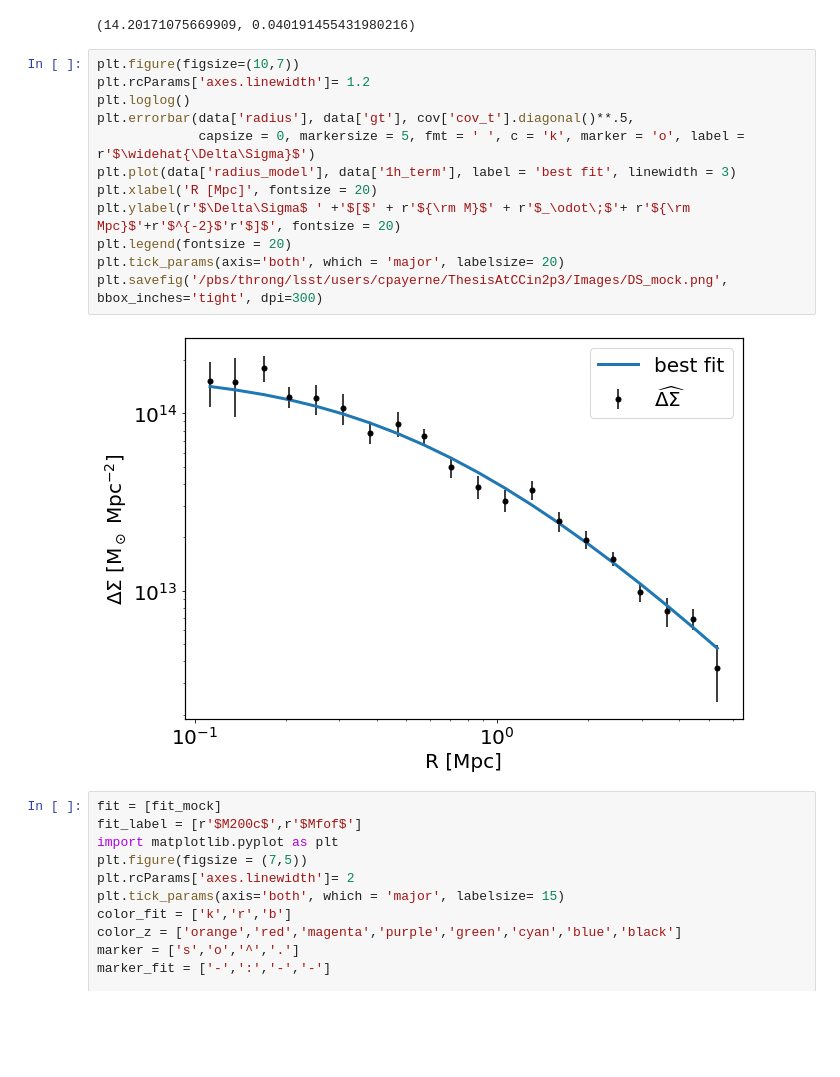
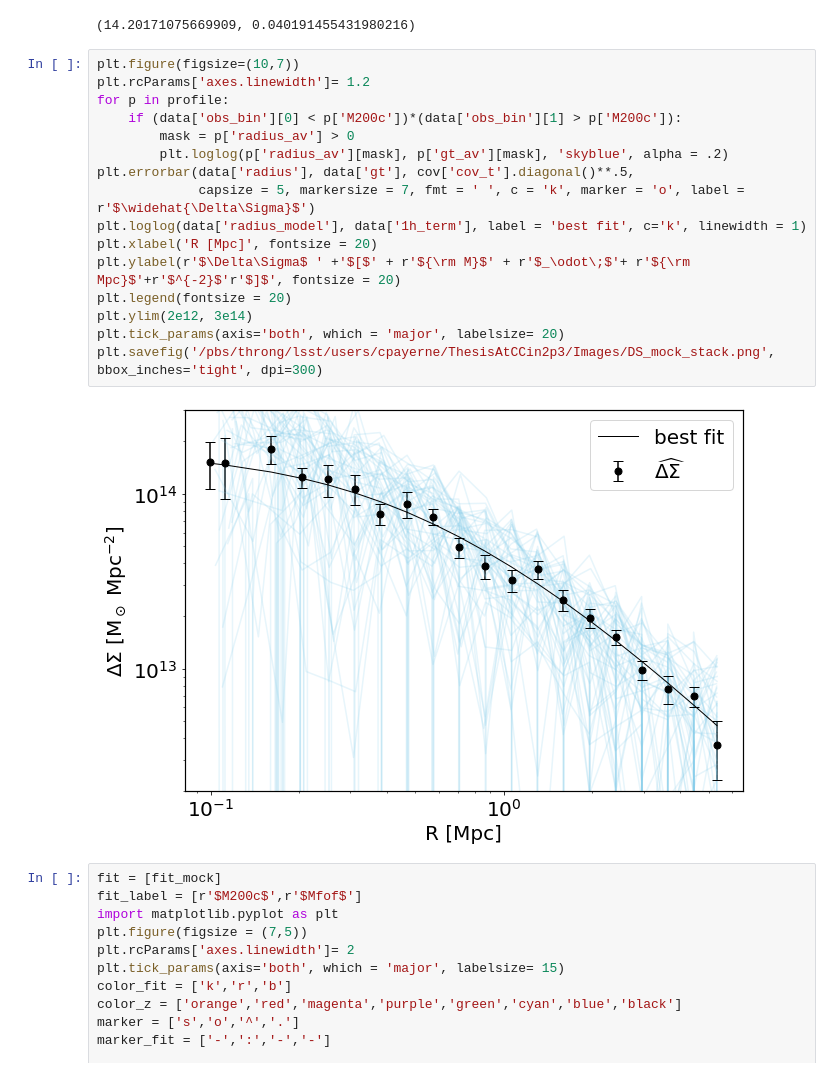
Before and after one commit to payerne/DC2Analysis, a Jupyter notebook: examples/Example_CLMM_dataops_stacking_shear_profile.ipynb, the cells around one changed output. Cells and saved outputs as stored; diff of their text form; blank space fills up the shorter version.

```diff
--- a/examples/Example_CLMM_dataops_stacking_shear_profile.ipynb
+++ b/examples/Example_CLMM_dataops_stacking_shear_profile.ipynb
@@ -129,17 +115,21 @@ data['logm200_w'], data['logm200_w_err']
 # %%
 plt.figure(figsize=(10,7))
 plt.rcParams['axes.linewidth']= 1.2
-plt.loglog()
+for p in profile:
+    if (data['obs_bin'][0] < p['M200c'])*(data['obs_bin'][1] > p['M200c']):
+        mask = p['radius_av'] > 0
+        plt.loglog(p['radius_av'][mask], p['gt_av'][mask], 'skyblue', alpha = .2)
 plt.errorbar(data['radius'], data['gt'], cov['cov_t'].diagonal()**.5,
-             capsize = 0, markersize = 5, fmt = ' ', c = 'k', marker = 'o', label = r'$\widehat{\Delta\Sigma}$')
-plt.plot(data['radius_model'], data['1h_term'], label = 'best fit', linewidth = 3)
+             capsize = 5, markersize = 7, fmt = ' ', c = 'k', marker = 'o', label = r'$\widehat{\Delta\Sigma}$')
+plt.loglog(data['radius_model'], data['1h_term'], label = 'best fit', c='k', linewidth = 1)
 plt.xlabel('R [Mpc]', fontsize = 20)
 plt.ylabel(r'$\Delta\Sigma$ ' +'$[$' + r'${\rm M}$' + r'$_\odot\;$'+ r'${\rm Mpc}$'+r'$^{-2}$'r'$]$', fontsize = 20)
 plt.legend(fontsize = 20)
+plt.ylim(2e12, 3e14)
 plt.tick_params(axis='both', which = 'major', labelsize= 20)
-plt.savefig('/pbs/throng/lsst/users/cpayerne/ThesisAtCCin2p3/Images/DS_mock.png', bbox_inches='tight', dpi=300)
+plt.savefig('/pbs/throng/lsst/users/cpayerne/ThesisAtCCin2p3/Images/DS_mock_stack.png', bbox_inches='tight', dpi=300)
 # %% [output]
-[figure, old version]
+[figure, new version]
 # %%
 fit = [fit_mock]
 fit_label = [r'$M200c$',r'$Mfof$']
```
Also changed, not shown: parts of 4 cells of this notebook, 29 other files.
